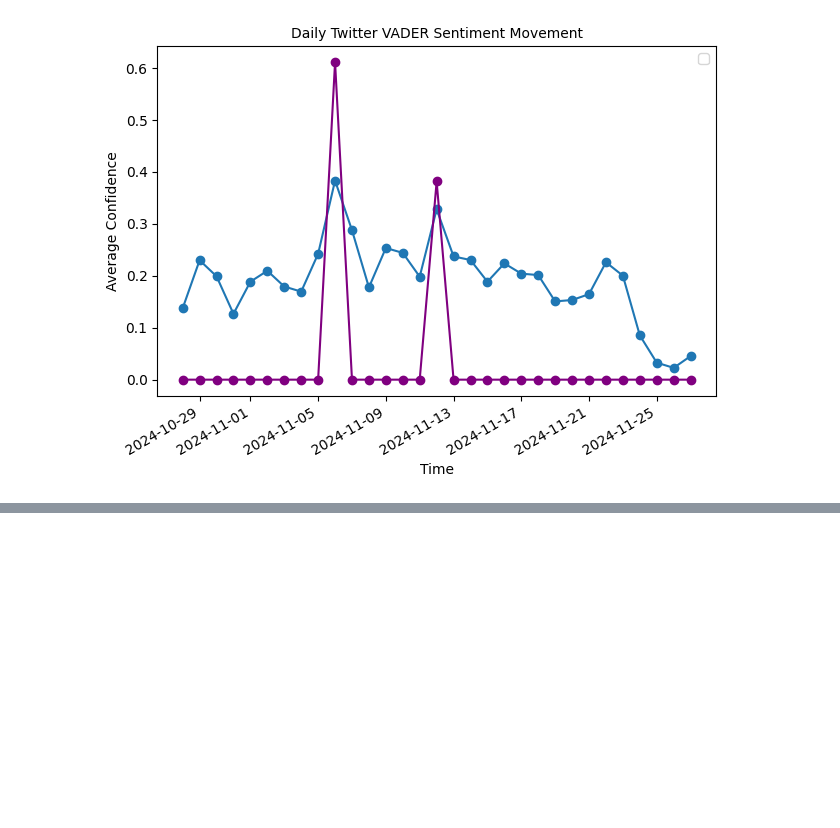
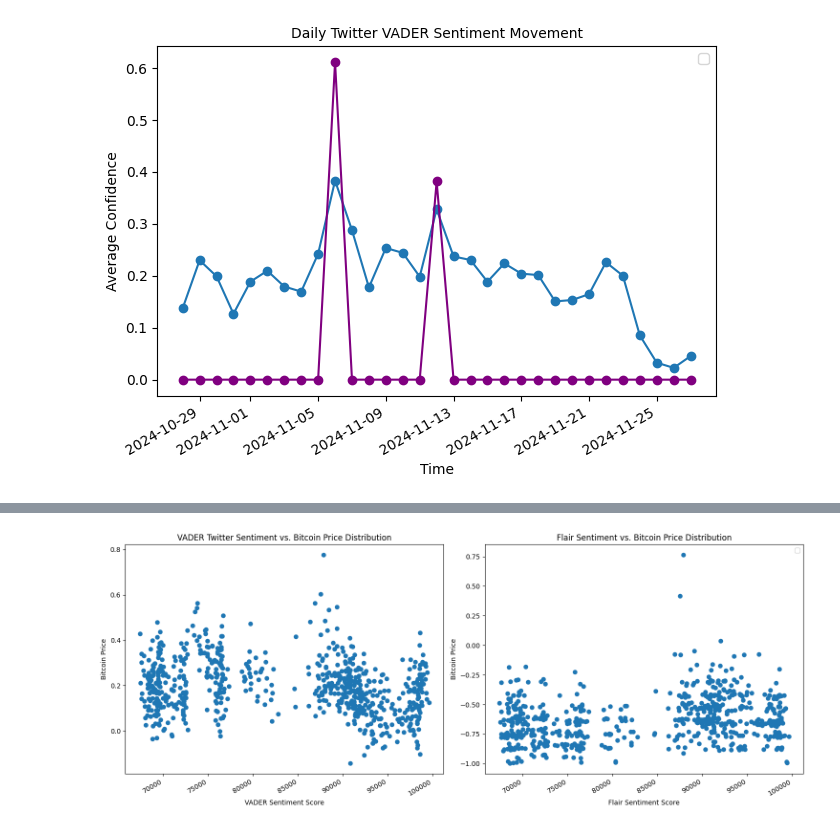
Before and after one commit to RubyQianru/Crypto-Price-and-Twitter-Sentimental-Analysis, a Jupyter notebook: main.ipynb, the cells around one changed output, grey strips where cells are left out. Saved outputs shown, nothing was run; the diff lists cells and outputs as text; code cells hidden in the pictures; blank space fills up the shorter version.

```diff
--- a/main.ipynb
+++ b/main.ipynb
@@ -225,11 +246,11 @@ tw_data['time'] = pd.to_datetime(tw_data['time'])
 tw_data = tw_data.sort_values(by='time')
 
 # Hourly mean
-hr_mean = tw_data.groupby(
+f_hr_mean = tw_data.groupby(
   tw_data['time'].dt.floor('h')
   )['fl_confidence'].mean().reset_index()
 
-hr_mean.head()
+f_hr_mean.head()
 # %% [output]
 |  | time | fl_confidence |
 | 0 | 2024-10-28 19:00:00 | -0.659364 |
@@ -468,0 +520,5 @@ plt.show()
+# %%
+hr_btc = btc_data
+hr_btc['time'] =  btc_data['time'].dt.floor('h')
+
+hr_btc.head(5)
@@ -468,0 +542,6 @@ plt.show()
+# %%
+# Merge btc_data with tw_data
+df = pd.merge(hr_btc, v_hr_mean, on='time')
+hr_btc_tw = pd.merge(df, f_hr_mean, on='time')
+
+hr_btc_tw.head(5)
@@ -468,0 +555,20 @@ plt.show()
+# %%
+# Twitter sentiment vs. bitcoin price distribution
+f, ax = plt.subplots(1, 2, figsize=(15, 6))
+
+ax[0].scatter(hr_btc_tw['price'], hr_btc_tw['vd_compound'])
+ax[0].set_ylabel("Bitcoin Price")
+ax[0].set_xlabel("VADER Sentiment Score")
+ax[0].set_title("VADER Twitter Sentiment vs. Bitcoin Price Distribution")
+
+ax[1].scatter(hr_btc_tw['price'], hr_btc_tw['fl_confidence'] )
+ax[1].set_ylabel("Bitcoin Price")
+ax[1].set_xlabel("Flair Sentiment Score")
+ax[1].set_title("Flair Sentiment vs. Bitcoin Price Distribution")
+
+plt.gcf().autofmt_xdate()
+plt.tight_layout()
+plt.legend()
+plt.show()
+# %% [output]
+[figure, added]
```
Also changed, not shown: parts of 25 cells of this notebook.
